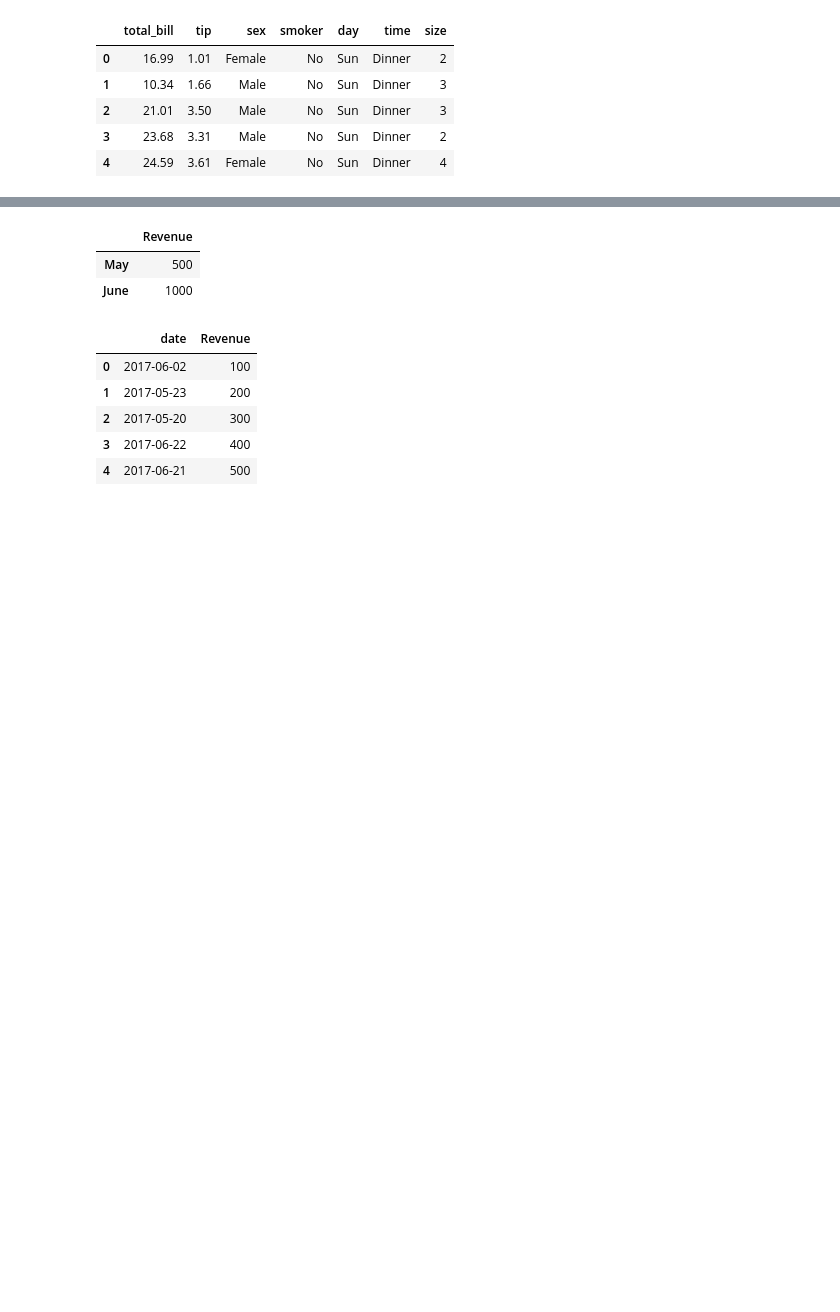
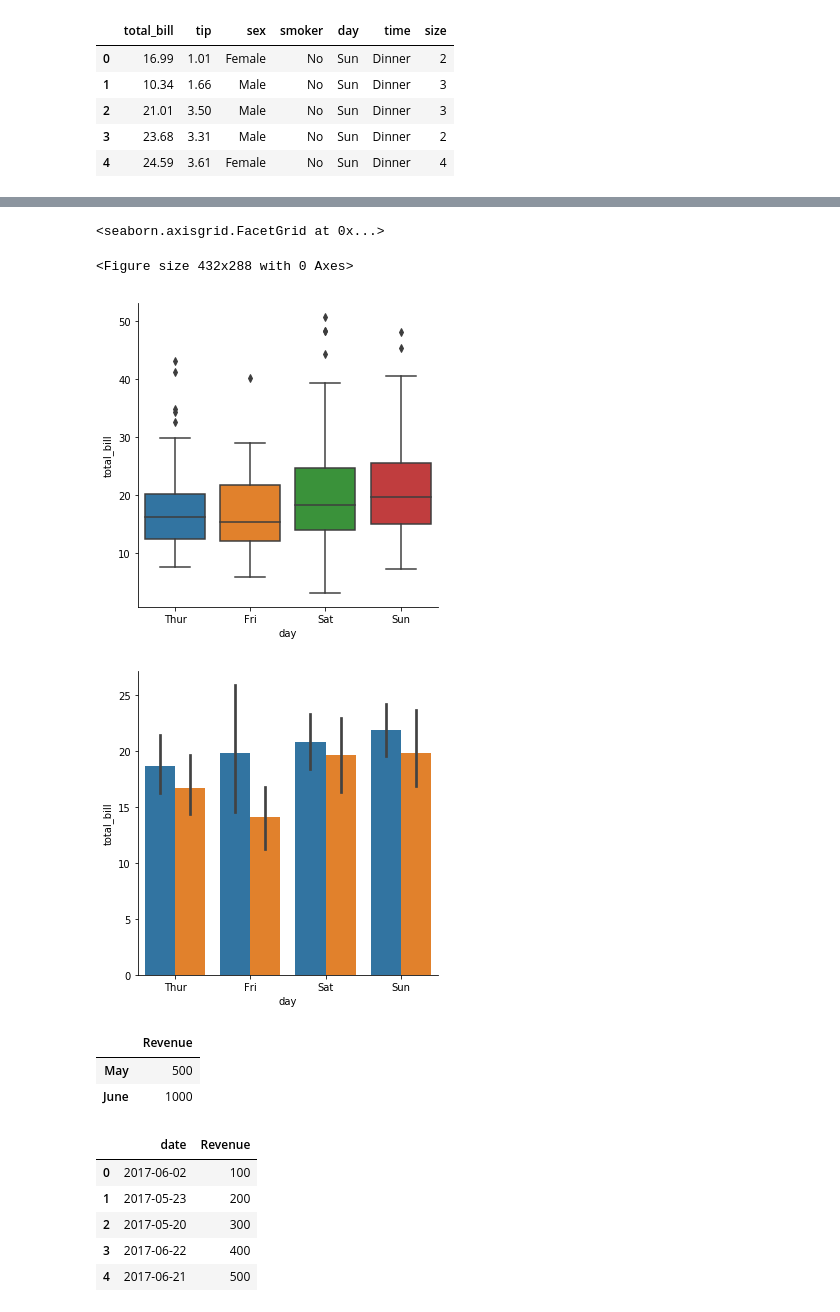
Before and after one commit to escueladevhack/curso-python, a Jupyter notebook: notebooks/clase11/MatPlotLib.ipynb, the cells around one changed output, grey strips where cells are left out. Drawn from its saved outputs; the diff is of its cells as text; code cells hidden in the pictures; blank space fills up the shorter version.

```diff
--- a/notebooks/clase11/MatPlotLib.ipynb
+++ b/notebooks/clase11/MatPlotLib.ipynb
@@ -179,3 +186,14 @@ sns.catplot(x="day", y="total_bill", kind="box", data=tips);
+# %%
+fig = plt.figure()
+ax1 = fig.add_subplot()
+ax2 = fig.add_subplot()
+sns.catplot(x="day", y="total_bill", kind="box", data=tips, ax=ax1)
+sns.catplot(x="day", y="total_bill", kind="bar", hue="sex", data=tips, legend=False, ax=ax2)
+# %% [output]
+<seaborn.axisgrid.FacetGrid at 0x...>
+<Figure size 432x288 with 0 Axes>
+[figure, added]
+[figure, added]
 # %%
 df = pd.DataFrame({'date':['6/2/2017','5/23/2017','5/20/2017','6/22/2017','6/21/2017'],'Revenue':[100,200,300,400,500]})
 df.date = pd.to_datetime(df.date)
```
Also changed, not shown: parts of 9 cells of this notebook.
